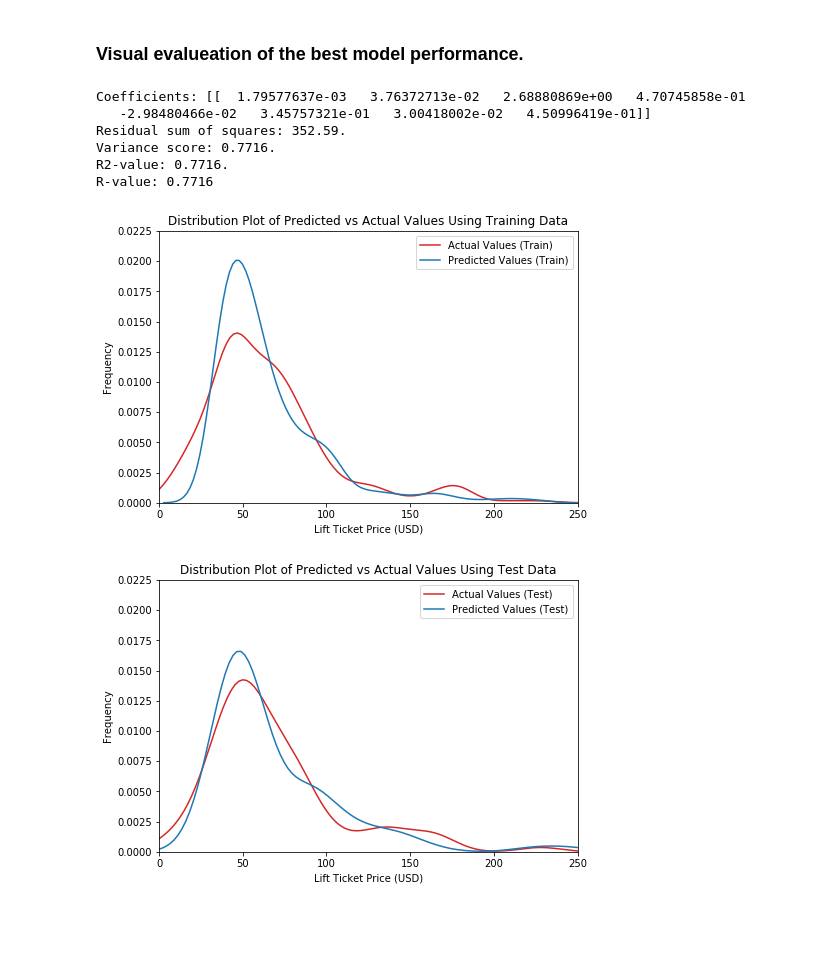
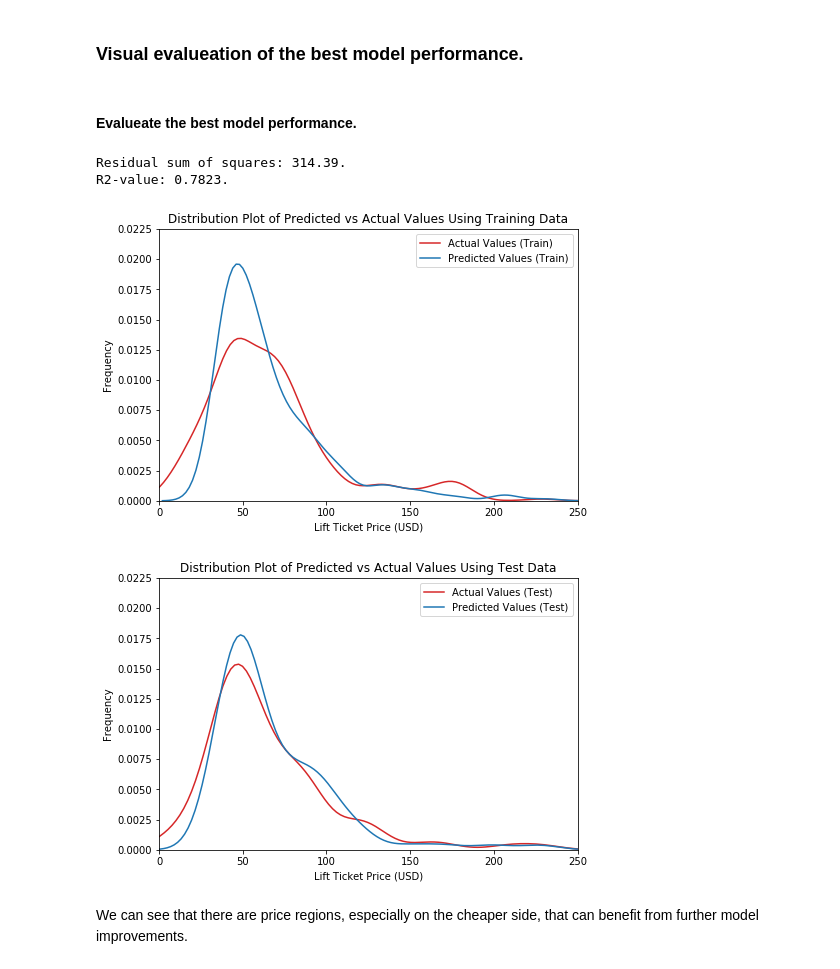
Before and after one commit to patzinak/coursera-capstone-project, a Jupyter notebook: Ski_Resort_Lift_Ticket_Prices.ipynb, the cells around one changed output. Saved outputs shown, nothing was run; the diff lists cells and outputs as text; code cells hidden in the pictures; blank space fills up the shorter version.

```diff
--- a/Ski_Resort_Lift_Ticket_Prices.ipynb
+++ b/Ski_Resort_Lift_Ticket_Prices.ipynb
@@ -600,11 +610,22 @@ df.head()
 ## Exploratory Data Analysis
 # %%
 # Summarize the data.
-numeric_columns = ['Base Elevation (m)', 'Peak Elevation (m)', 'Vertical Drop (m)',
-                   'Ski Lifts',
-                   'Green Trails (km)', 'Blue Trails (km)', 'Black Trails (km)', 'Total Trails (km)',
-                   'Shops', 'Cafes', 'Restaurants', 'Bars', 'Hotels',
-                   'Lift Ticket Price (USD)']
+numeric_columns = [
+        'Base Elevation (m)',
+        'Peak Elevation (m)',
+        'Vertical Drop (m)',
+        'Ski Lifts',
+        'Green Trails (km)',
+        'Blue Trails (km)',
+        'Black Trails (km)',
+        'Total Trails (km)',
+        'Shops',
+        'Cafes',
+        'Restaurants',
+        'Bars',
+        'Hotels',
+        'Lift Ticket Price (USD)']
+# Print the basic statistics.
 df_num = df[numeric_columns]
 df_num.describe()
 # %% [output]
@@ -842,40 +945,43 @@ def plot_distribution(red, blue, red_name, blue_name, title):
     plt.show()
+# %% [markdown]
+#### Evalueate the best model performance.
 # %%
 model = 'Selected Stats & Venues'
+
+# Split the dataset into training and testing parts.
 msk = np.random.rand(len(df_num)) < 0.75
 train = df_num[msk]
 test = df_num[~msk]
 
+# Build the linear regression model.
 regr = linear_model.LinearRegression()
 x_train = np.asanyarray(train[models[model]])
 y_train = np.asanyarray(train[['Lift Ticket Price (USD)']])
 regr.fit(x_train, y_train)
+
+# Evaluate the model performance.
 y_hat_train = regr.predict(train[models[model]])
-print('Coefficients: %s' % str(regr.coef_))
-
 y_hat_test = regr.predict(test[models[model]])
 x_test = np.asanyarray(test[models[model]])
 y_test = np.asanyarray(test[['Lift Ticket Price (USD)']])
 print("Residual sum of squares: %.2f."  % np.mean((y_hat_test - y_test)**2.))
-
-# Explained variance score: 1 is perfect prediction
-print('Variance score: %.4f.' % regr.score(x_test, y_test))
 print('R2-value: %.4f.' % r2_score(y_test, y_hat_test))
-print('R-value: %.4f' % (1. - np.mean((y_test - y_hat_test)**2.) / np.mean((y_test - np.mean(y_test))**2.)))
 # %% [output]
-Coefficients: [[  1.79577637e-03   3.76372713e-02   2.68880869e+00   4.70745858e-01
-   -2.98480466e-02   3.45757321e-01   3.00418002e-02   4.50996419e-01]]
-Residual sum of squares: 352.59.
-Variance score: 0.7716.
-R2-value: 0.7716.
-R-value: 0.7716
+Residual sum of squares: 314.39.
+R2-value: 0.7823.
 # %%
-plot_distribution(y_train, y_hat_train, 'Actual Values (Train)', 'Predicted Values (Train)',
-                  'Distribution Plot of Predicted vs Actual Values Using Training Data')
+plot_distribution(y_train, y_hat_train,
+        'Actual Values (Train)',
+        'Predicted Values (Train)',
+        'Distribution Plot of Predicted vs Actual Values Using Training Data')
 # %% [output]
-[figure, old version]
+[figure, new version]
 # %%
-plot_distribution(y_test, y_hat_test, 'Actual Values (Test)', 'Predicted Values (Test)',
-                  'Distribution Plot of Predicted vs Actual Values Using Test Data')
+plot_distribution(y_test, y_hat_test,
+        'Actual Values (Test)',
+        'Predicted Values (Test)',
+        'Distribution Plot of Predicted vs Actual Values Using Test Data')
 # %% [output]
-[figure, old version]
+[figure, new version]
+# %% [markdown]
+We can see that there are price regions, especially on the cheaper side, that can benefit from further model improvements.
```
Also changed, not shown: parts of 59 cells of this notebook.
